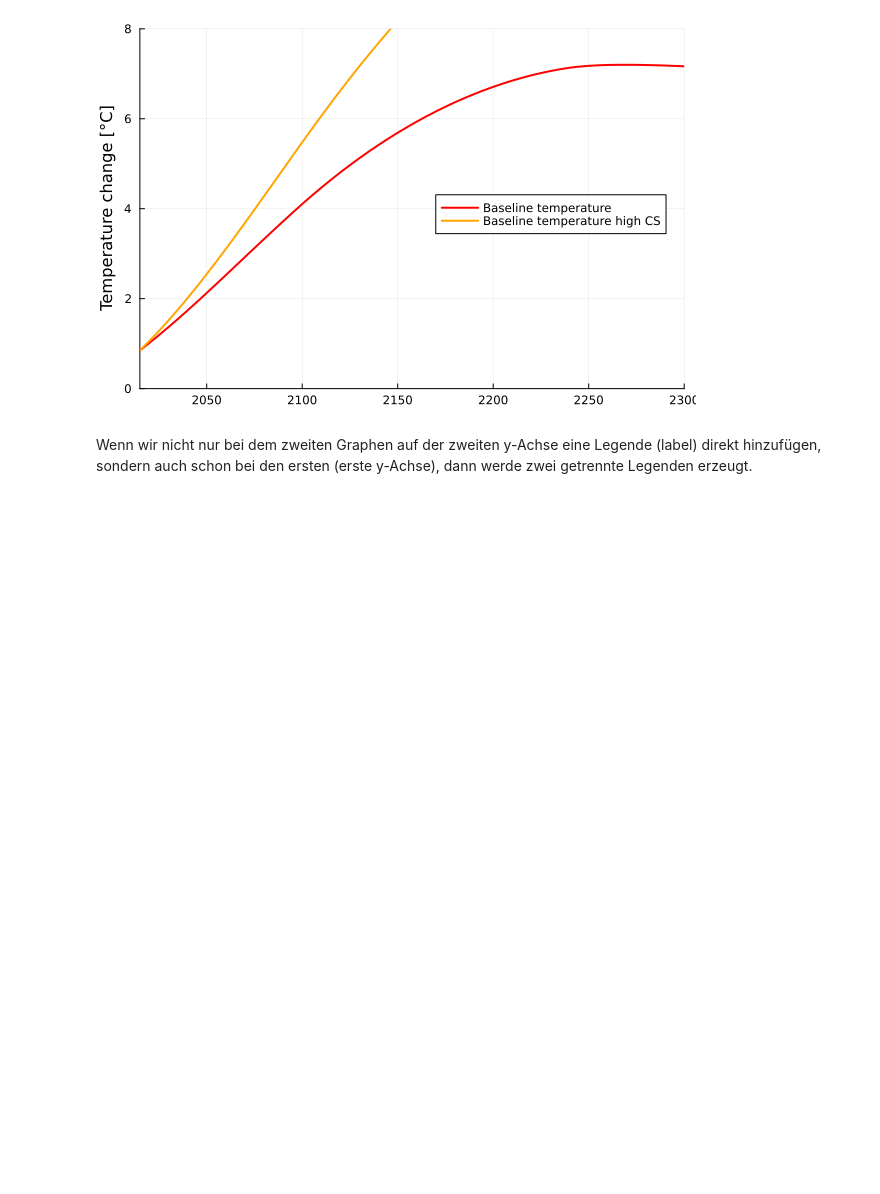
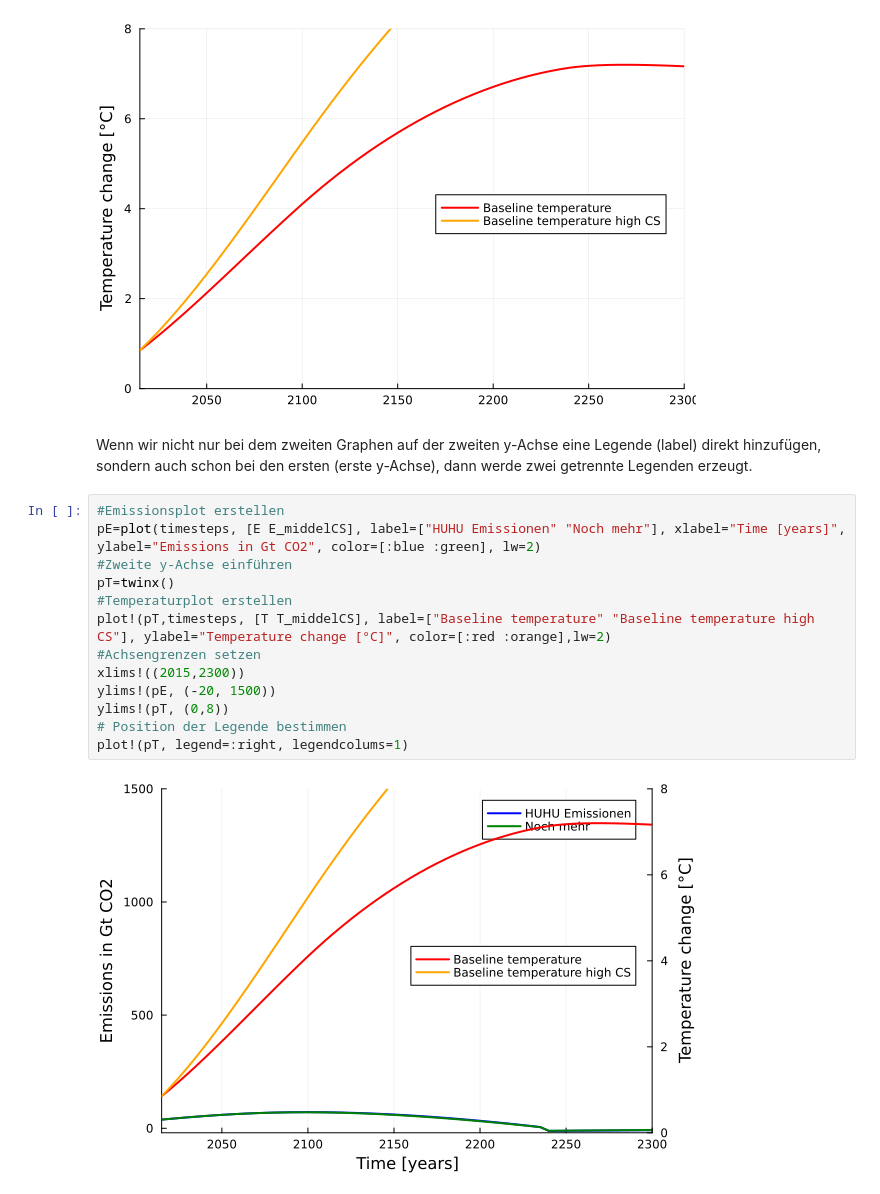
Before and after one commit to MaraikeS/adv_env_econ_24, a Jupyter notebook: modelling/plotting_results.ipynb, the cells around one changed output. Saved outputs shown, nothing was run; the diff lists cells and outputs as text; blank space fills up the shorter version.

```diff
--- a/modelling/plotting_results.ipynb
+++ b/modelling/plotting_results.ipynb
@@ -166,3 +163,18 @@ plot!(pT, legend=:right, legendcolums=1)
 [figure]
 # %% [markdown]
 Wenn wir nicht nur bei dem zweiten Graphen auf der zweiten y-Achse eine Legende (label) direkt hinzufügen, sondern auch schon bei den ersten (erste y-Achse), dann werde zwei getrennte Legenden erzeugt.
+# %%
+#Emissionsplot erstellen
+pE=plot(timesteps, [E E_middelCS], label=["HUHU Emissionen" "Noch mehr"], xlabel="Time [years]", ylabel="Emissions in Gt CO2", color=[:blue :green], lw=2)
+#Zweite y-Achse einführen
+pT=twinx()
+#Temperaturplot erstellen
+plot!(pT,timesteps, [T T_middelCS], label=["Baseline temperature" "Baseline temperature high CS"], ylabel="Temperature change [°C]", color=[:red :orange],lw=2)
+#Achsengrenzen setzen
+xlims!((2015,2300))
+ylims!(pE, (-20, 1500))
+ylims!(pT, (0,8))
+# Position der Legende bestimmen
+plot!(pT, legend=:right, legendcolums=1)
+# %% [output]
+[figure, added]
```
Also changed, not shown: parts of 5 cells of this notebook.
